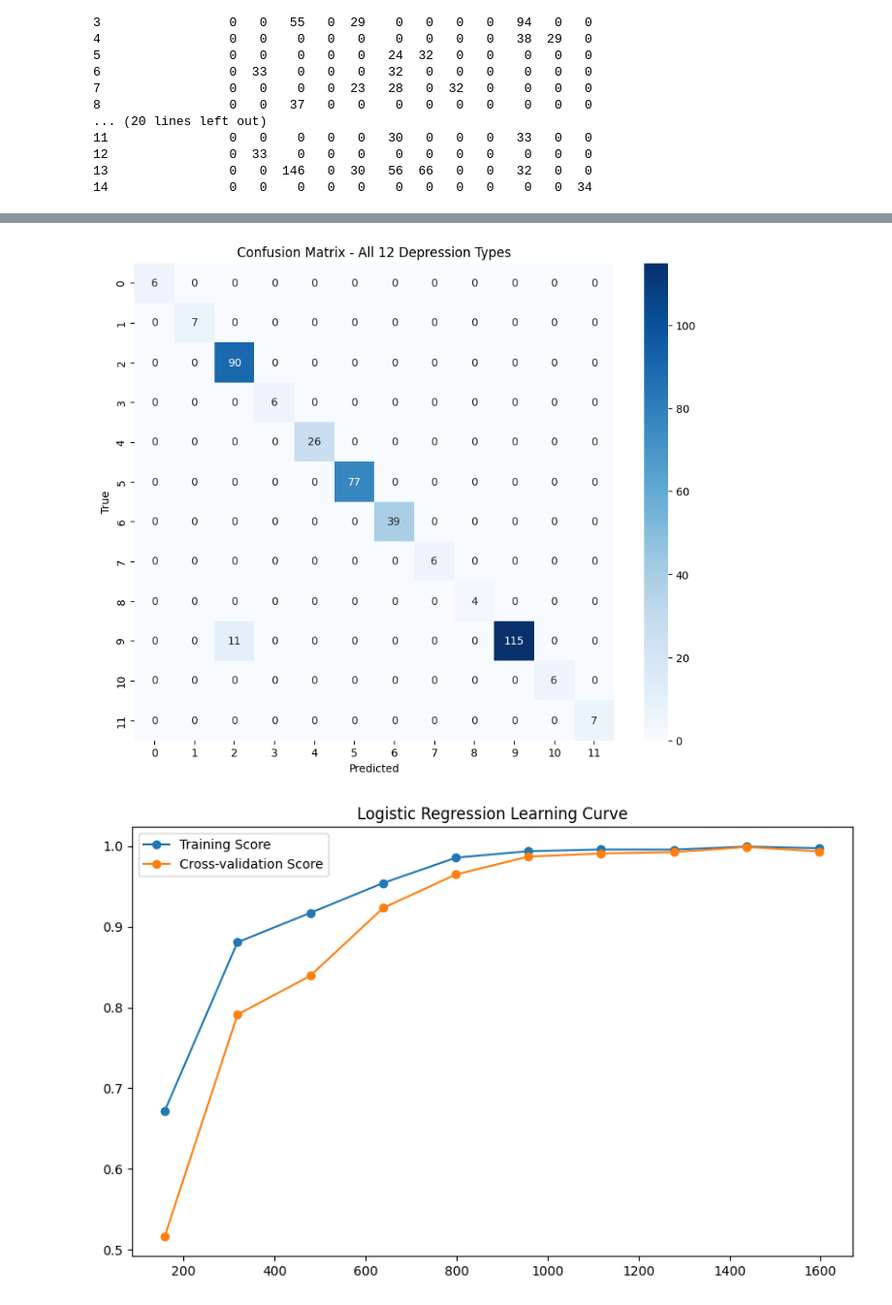
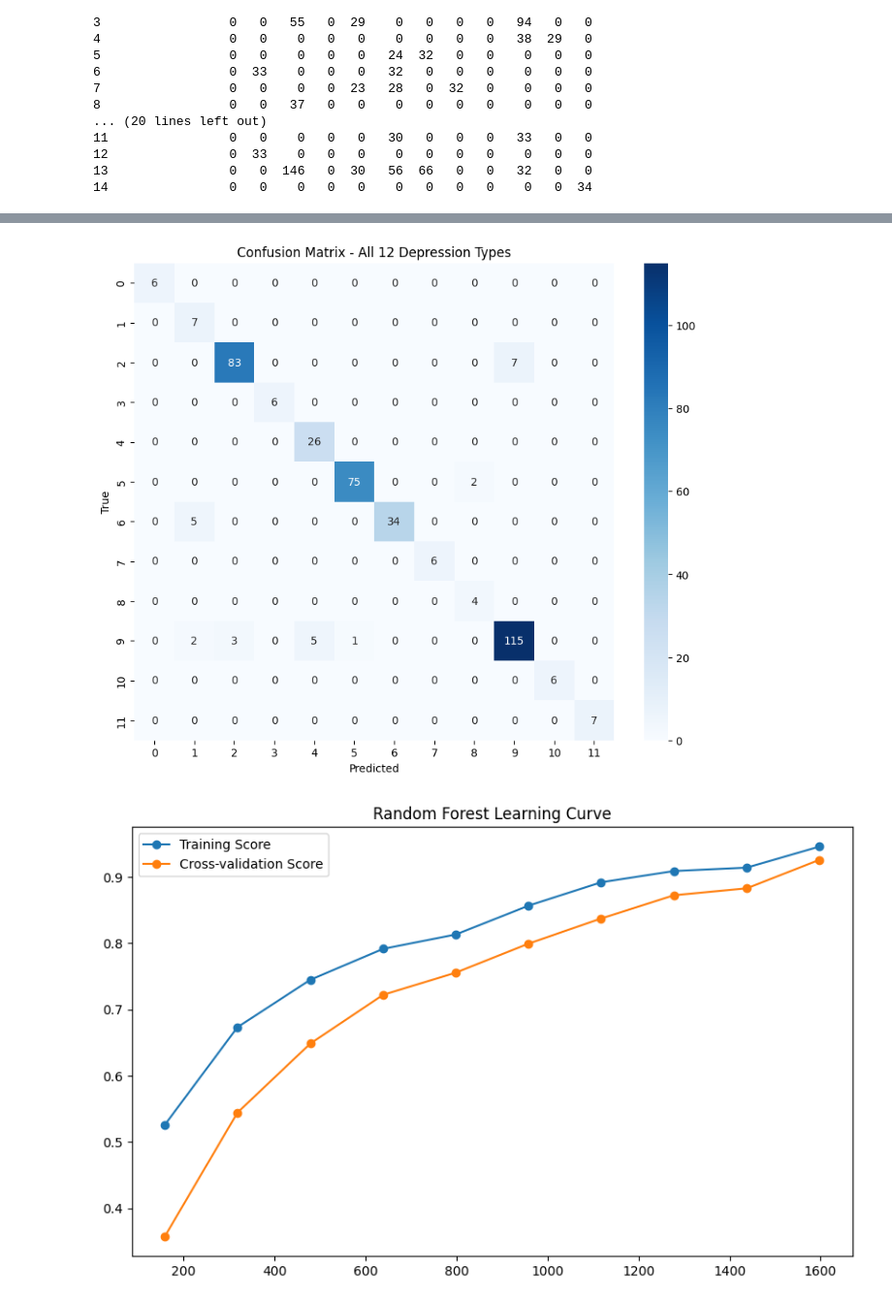
Before and after one commit to ppanturat/Classification-of-Twelve-Types-of-Depression, a Jupyter notebook: model.ipynb, the cells around one changed output, grey strips where cells are left out. Shown at 97% size. Drawn from its saved outputs; the diff is of its cells as text; code cells hidden in the pictures.

```diff
--- a/model.ipynb
+++ b/model.ipynb
@@ -35,6 +35,8 @@ print("\nInfo:")
 df.info()
 print("\nClass distribution of Depression_Type:")
 print(df['Depression_Type'].value_counts().sort_index())
+
+drop_feature = ['Depression_Type', 'Depression_Score', 'Symptoms', 'Your overeating level', 'Coping_Methods', 'Low_Energy', 'Low_SelfEsteem', 'Education_Level']
 # %% [output]
 Columns: ['Gender', 'Age', 'Education_Level', 'Employment_Status', 'Depression_Type', 'Symptoms', 'Low_Energy', 'Low_SelfEsteem', 'Search_Depression_Online', 'Worsening_Depression', 'Your overeating l ...
 
@@ -292,4 +314,6 @@ Type 11: 0.00
 # %%
+# Random Forest
+
 import pandas as pd
 import numpy as np
 import matplotlib.pyplot as plt
@@ -305,7 +329,7 @@ import seaborn as sns
 # 'Symptoms' could be a leak, but it's often a key feature in these datasets.
 # We'll stick to 'Depression_Score' as requested by the "Leaky value" (singular) constraint.
 
-X = df.drop(['Depression_Type', 'Depression_Score'], axis=1)
+X = df.drop(drop_feature, axis=1)
 y = df['Depression_Type']
 
 # Split
@@ -353,7 +377,7 @@ train_sizes, train_scores, test_scores = learning_curve(
 plt.figure(figsize=(10, 6))
 plt.plot(train_sizes, np.mean(train_scores, axis=1), 'o-', label="Training Score")
 plt.plot(train_sizes, np.mean(test_scores, axis=1), 'o-', label="Cross-validation Score")
-plt.title("Logistic Regression Learning Curve")
+plt.title("Random Forest Learning Curve")
 plt.legend()
 plt.show()
 # %% [output]
@@ -371,10 +395,10 @@ Type 6: 1.00
 Type 7: 1.00
 Type 8: 1.00
 Type 9: 0.91
 Type 10: 1.00
 Type 11: 1.00
 [figure]
-[figure, old version]
+[figure, new version]
 # %%
 import pandas as pd
 import numpy as np
```
Also changed, not shown: parts of 6 cells of this notebook, 2 other files.
